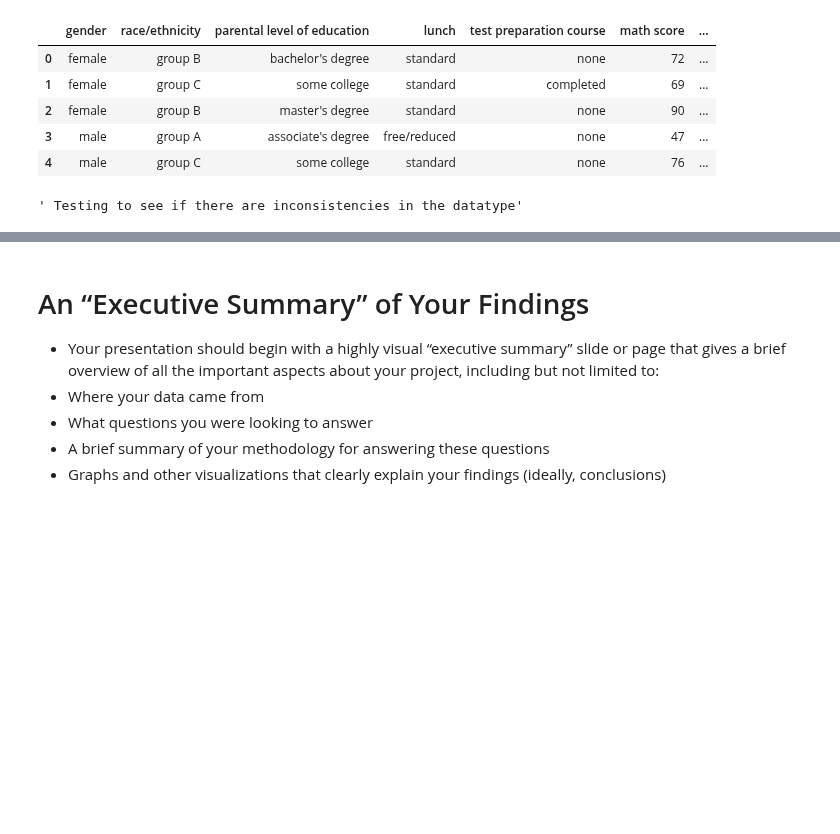
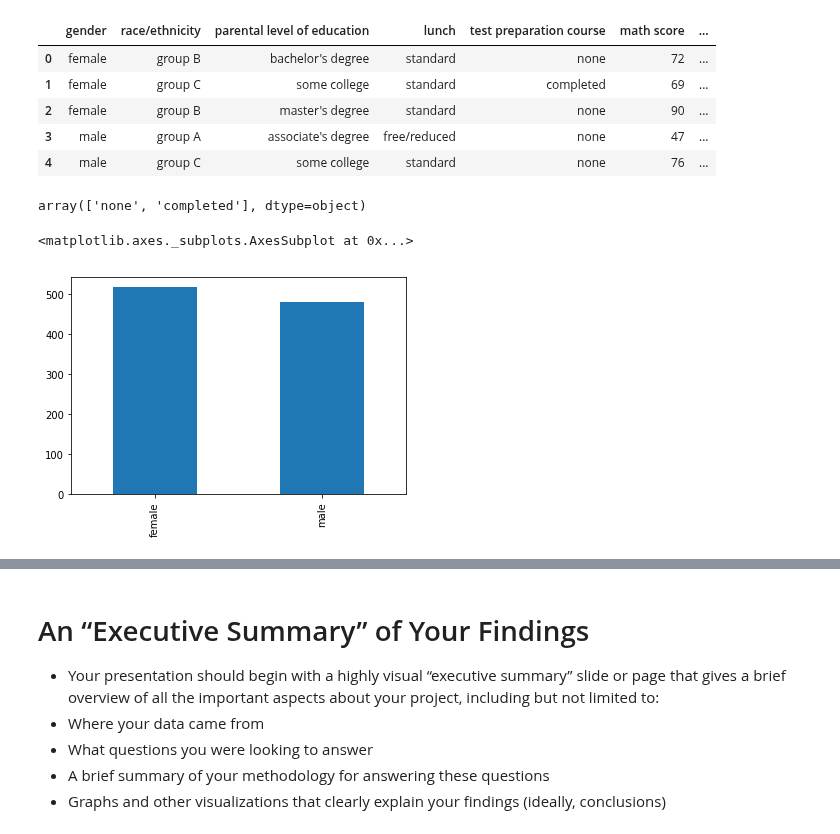
Before and after one commit to natepill/DS1.1, a Jupyter notebook: FinalProject/Students-Test-Performance-Notebook-FINAL.ipynb, the cells around one changed output, grey strips where cells are left out. Drawn from its saved outputs; the diff is of its cells as text; code cells hidden in the pictures; blank space fills up the shorter version.

Commit message:
Set up for types of visualizations I want to continue with

```diff
--- a/FinalProject/Students-Test-Performance-Notebook-FINAL.ipynb
+++ b/FinalProject/Students-Test-Performance-Notebook-FINAL.ipynb
@@ -57,17 +62,16 @@ df.head()
 | 4 | male | group C | some college | standard | none | 76 | ... |
 # %%
 ''' Testing to see if there are inconsistencies in the datatype'''
-
 # df['gender'].unique()
 # df['race/ethnicity'].unique()
 # df['parental level of education'].unique()
 # df['lunch'].unique()
-# df['test preparation course'].unique()
+df['test preparation course'].unique()
 # df['math score'].unique()
 # df['reading score'].unique()
 # df['writing score'].unique()
 # %% [output]
-' Testing to see if there are inconsistencies in the datatype'
+array(['none', 'completed'], dtype=object)
 # %%
 ## Comparing the test scores of males and females wholistically
 ## Plot the trends of the correlation between parental level of education and averaged test scores
@@ -76,0 +86,10 @@ df.head()
+# %%
+''' I want to make multiple bar graphs that depict the relation between most of the columns categories and the different types of test scores.'''
+
+index = df["gender"].unique()
+scores_df = df[["math score","reading score","writing score","score average"]]
+
+df['gender'].value_counts().plot(kind='bar')
+# %% [output]
+<matplotlib.axes._subplots.AxesSubplot at 0x...>
+[figure, added]
```
Also changed, not shown: parts of 14 cells of this notebook, 5 other files.
